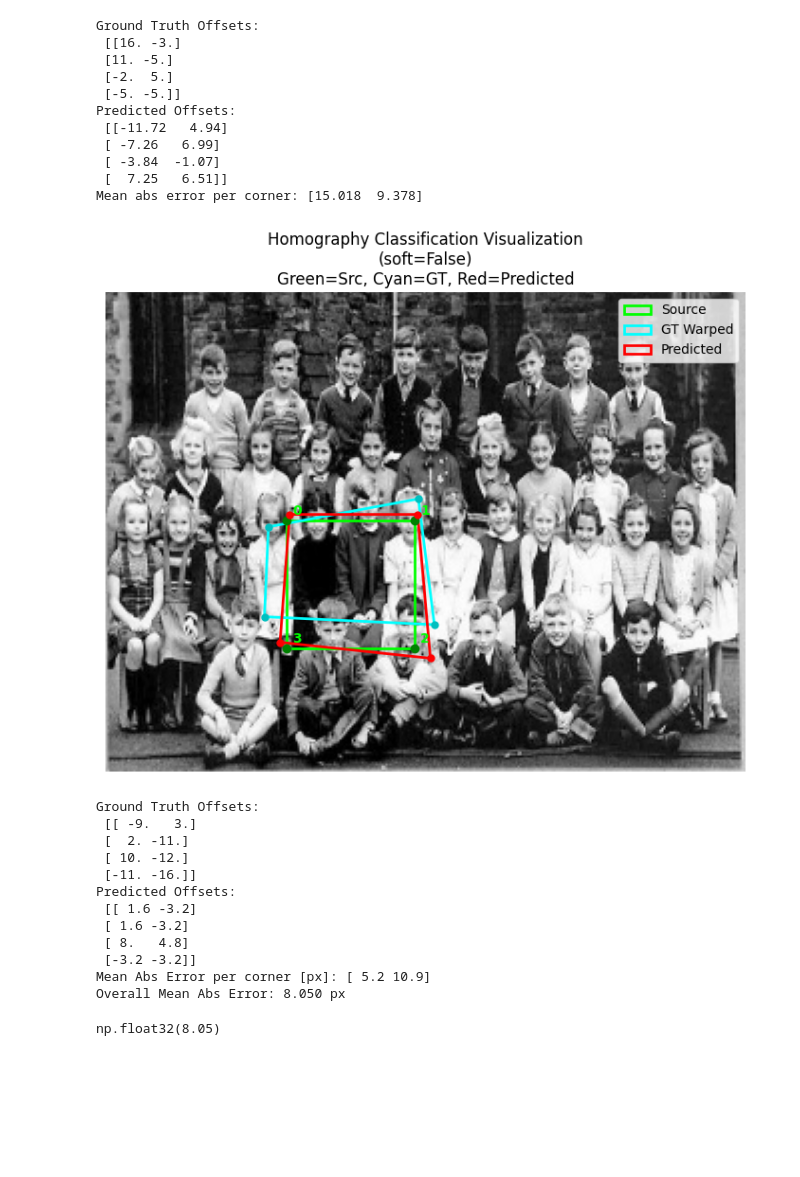
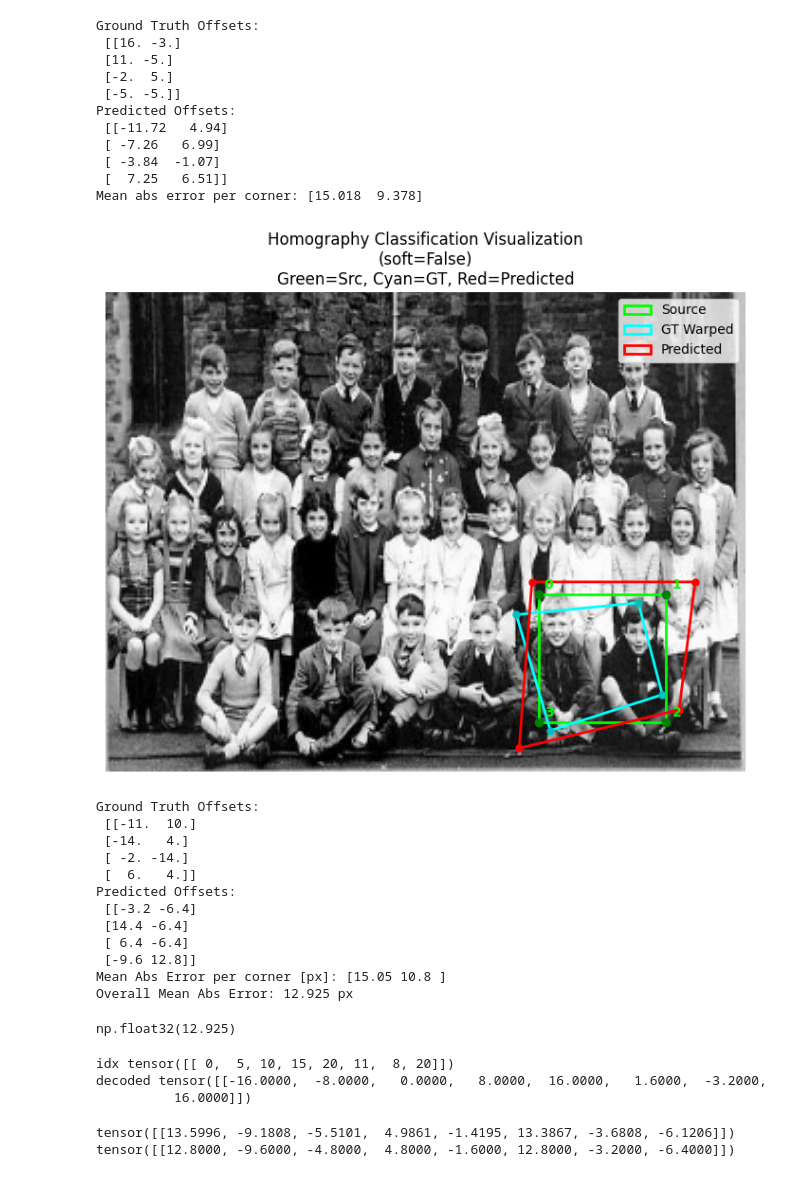
Before and after one commit to SimonPlazar/Racunalniski-Vid, a Jupyter notebook: RV-N1/homografija.ipynb, the cells around one changed output. Drawn from its saved outputs; the diff is of its cells as text; code cells hidden in the pictures; blank space fills up the shorter version.

Commit message:
homografija s checkpointi

```diff
--- a/RV-N1/homografija.ipynb
+++ b/RV-N1/homografija.ipynb
@@ -853,51 +871,80 @@ def visualize_classification_result(
     # Draw corner markers
     for i, (x, y) in enumerate(src_corners):
         ax.plot(x, y, 'go', markersize=6)
         ax.text(x + 3, y - 3, str(i), color='lime', fontsize=10, weight='bold')
 
     for (x, y) in dst_corners_gt:
         ax.plot(x, y, 'co', markersize=5)
 
     for (x, y) in dst_corners_pred:
         ax.plot(x, y, 'ro', markersize=5)
 
     ax.legend()
     ax.set_title(f"Homography Classification Visualization\n(soft={soft_decode})\nGreen=Src, Cyan=GT, Red=Predicted")
     ax.axis("off")
     plt.tight_layout()
     plt.show()
 
     # === Numeric comparison ===
     print("Ground Truth Offsets:\n", np.round(offsets_gt, 2))
     print("Predicted Offsets:\n", np.round(pred_offsets, 2))
     print("Mean Abs Error per corner [px]:", np.mean(np.abs(pred_offsets - offsets_gt), axis=0).round(3))
 
     mean_abs_error = np.mean(np.abs(pred_offsets - offsets_gt))
     print(f"Overall Mean Abs Error: {mean_abs_error:.3f} px")
 
     return mean_abs_error
 
 
-# device = torch.device("cuda" if torch.cuda.is_available() else "cpu")
-# model = HomographyClassifier(num_classes=21, class_dim=8).to(device)
+device = torch.device("cuda" if torch.cuda.is_available() else "cpu")
+model = HomographyClassifier(num_classes=21, class_dim=8).to(device)
+state = torch.load("checkpoints_homography_clasify_oneImage/checkpoint_epoch_1000.pth")["model_state_dict"]
 # state = torch.load("checkpoints_homography_clasify_oneImage/h_clasify_ep50000_I1.pth")
-# model.load_state_dict(state)
-# model.eval()
-#
-# img = cv2.imread("datasets/val2017_preprocessed/000000002299.jpg", cv2.IMREAD_GRAYSCALE)
-# visualize_classification_result(model, img, soft_decode=False)
+model.load_state_dict(state)
+model.eval()
+
+img = cv2.imread("datasets/val2017_preprocessed/000000002299.jpg", cv2.IMREAD_GRAYSCALE)
+visualize_classification_result(model, img, soft_decode=False)
 # %% [output]
-[figure, old version]
+[figure, new version]
 Ground Truth Offsets:
- [[ -9.   3.]
- [  2. -11.]
- [ 10. -12.]
- [-11. -16.]]
+ [[-11.  10.]
+ [-14.   4.]
+ [ -2. -14.]
+ [  6.   4.]]
 Predicted Offsets:
- [[ 1.6 -3.2]
- [ 1.6 -3.2]
- [ 8.   4.8]
- [-3.2 -3.2]]
-Mean Abs Error per corner [px]: [ 5.2 10.9]
-Overall Mean Abs Error: 8.050 px
+ [[-3.2 -6.4]
+ [14.4 -6.4]
+ [ 6.4 -6.4]
+ [-9.6 12.8]]
+Mean Abs Error per corner [px]: [15.05 10.8 ]
+Overall Mean Abs Error: 12.925 px
-np.float32(8.05)
+np.float32(12.925)
+# %%
+d = torch.tensor([[-16., -8., 0., 8., 16., 1.2, -3.7, 15.9]])
+idx = offsets_to_class_indices(d, num_classes=21, disp_range=(-16,16))
+print('idx', idx)
+# decode back
+# build dummy preds with one-hot at those indices
+preds = torch.zeros(1, 21, 8)
+for j in range(8):
+    preds[0, idx[0,j], j] = 10.0
+decoded = classes_to_offsets(preds, disp_range=(-16,16), soft=False)
+print('decoded', decoded)
+# %% [output]
+idx tensor([[ 0,  5, 10, 15, 20, 11,  8, 20]])
+decoded tensor([[-16.0000,  -8.0000,   0.0000,   8.0000,  16.0000,   1.6000,  -3.2000,
+          16.0000]])
+# %%
+vals = torch.rand(1,8)*32 - 16   # random in [-16,16]
+idx = offsets_to_class_indices(vals)
+# create dummy logits (one-hot)
+preds = torch.zeros(1,21,8)
+for j in range(8):
+    preds[0, idx[0,j], j] = 1e6  # strong argmax
+recovered = classes_to_offsets(preds)
+print(vals)
+print(recovered)
+# %% [output]
+tensor([[13.5996, -9.1808, -5.5101,  4.9861, -1.4195, 13.3867, -3.6808, -6.1206]])
+tensor([[12.8000, -9.6000, -4.8000,  4.8000, -1.6000, 12.8000, -3.2000, -6.4000]])
```
Also changed, not shown: parts of 3 cells of this notebook, 6 other files.
